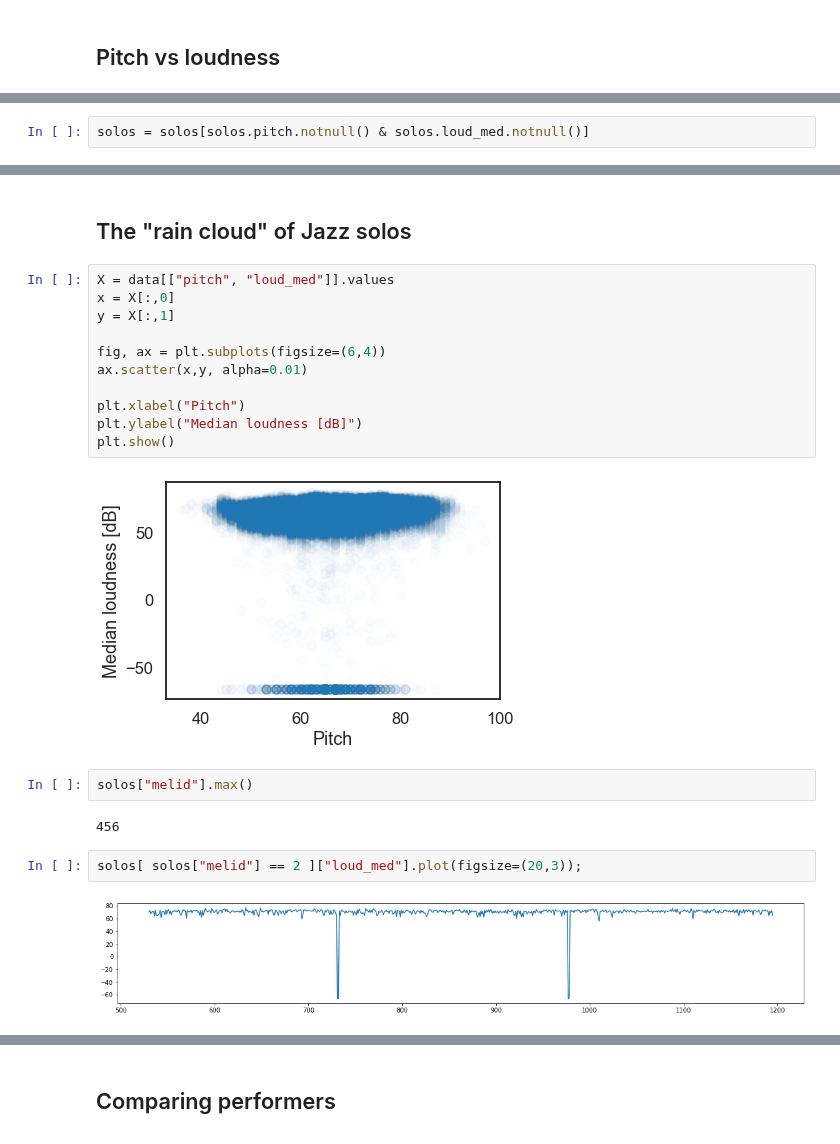
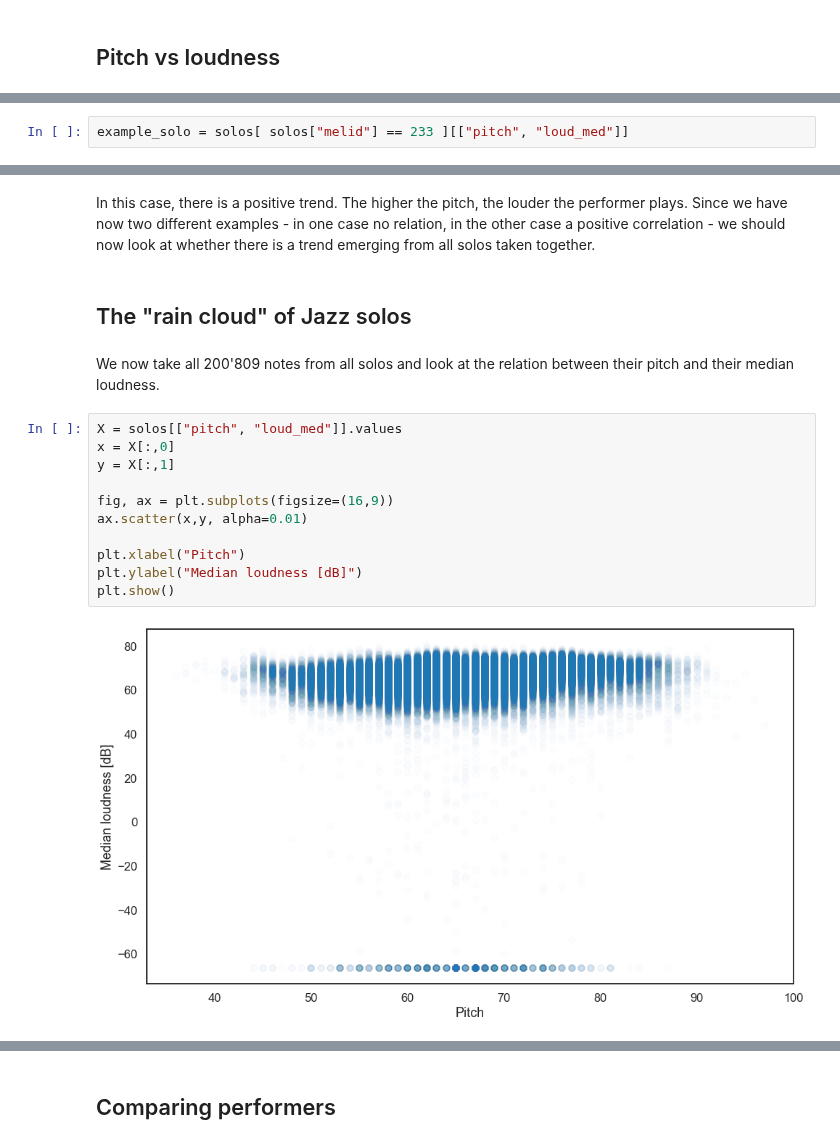
Before and after one commit to fabianmoss/intro-corpusmus, a Jupyter notebook: docs/build/doctrees/nbsphinx/04_jazz_solos.ipynb, the cells around one changed output, grey strips where cells are left out. Saved outputs shown, nothing was run; the diff lists cells and outputs as text.

```diff
--- a/docs/build/doctrees/nbsphinx/04_jazz_solos.ipynb
+++ b/docs/build/doctrees/nbsphinx/04_jazz_solos.ipynb
@@ -287,2 +289,2 @@ To facilitate the analyses later, we only keep the rows of the DataFrame where b
 # %%
-solos = solos[solos.pitch.notnull() & solos.loud_med.notnull()]
+example_solo = solos[ solos["melid"] == 233 ][["pitch", "loud_med"]]
@@ -289,23 +321,19 @@ solos = solos[solos.pitch.notnull() & solos.loud_med.notnull()]
+# %% [markdown]
+In this case, there is a positive trend. The higher the pitch, the louder the performer plays. Since we have now two different examples - in one case no relation, in the other case a positive correlation - we should now look at whether there is a trend emerging from all solos taken together.
 # %% [markdown]
 ## The "rain cloud" of Jazz solos
+# %% [markdown]
+We now take all 200'809 notes from all solos and look at the relation between their pitch and their median loudness.
 # %%
-X = data[["pitch", "loud_med"]].values
+X = solos[["pitch", "loud_med"]].values
 x = X[:,0]
 y = X[:,1]
 
-fig, ax = plt.subplots(figsize=(6,4))
+fig, ax = plt.subplots(figsize=(16,9))
 ax.scatter(x,y, alpha=0.01)
 
 plt.xlabel("Pitch")
 plt.ylabel("Median loudness [dB]")
 plt.show()
 # %% [output]
-[figure, old version]
+[figure, new version]
-# %%
-solos["melid"].max()
-# %% [output]
-456
-# %%
-solos[ solos["melid"] == 2 ]["loud_med"].plot(figsize=(20,3));
-# %% [output]
-[figure, removed]
```
Also changed, not shown: parts of 17 cells of this notebook, 58 other files.
